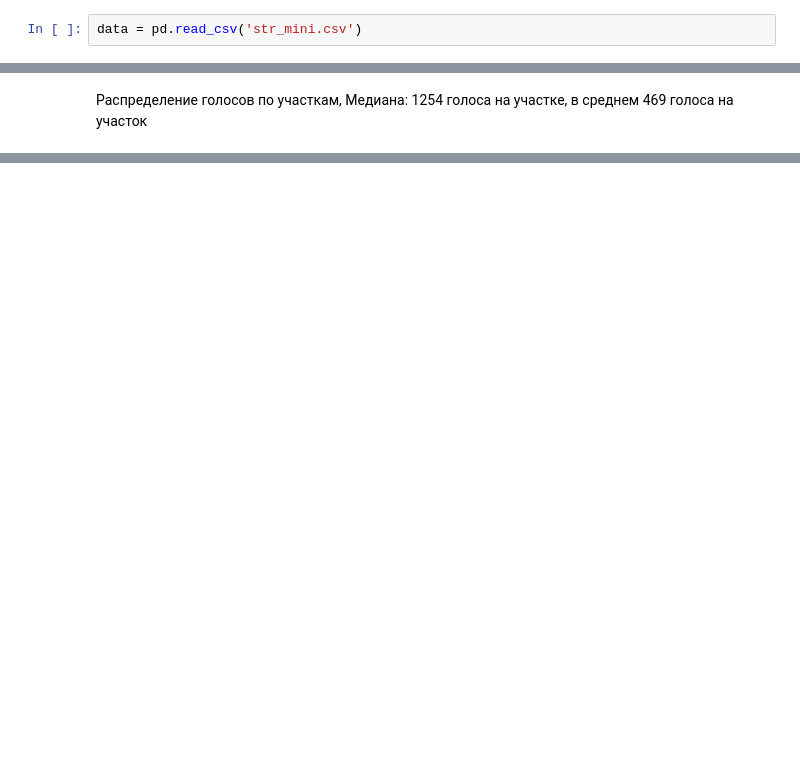
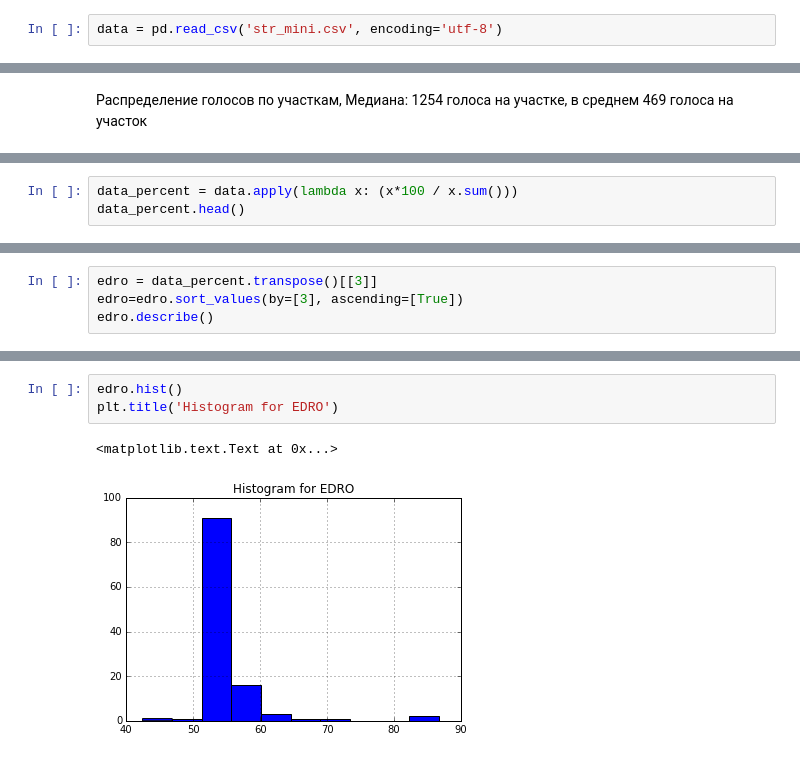
Before and after one commit to fortunto2/sterlitamak_duma2016, a Jupyter notebook: sterlitamak.ipynb, the cells around one changed output, grey strips where cells are left out. Saved outputs shown, nothing was run; the diff lists cells and outputs as text; blank space fills up the shorter version.

Commit message:
hist

```diff
--- a/sterlitamak.ipynb
+++ b/sterlitamak.ipynb
@@ -11,7 +11,7 @@ import scipy.stats as sts
 ## Данные
 загружаем данные по стерлитамаку
 # %%
-data = pd.read_csv('str_mini.csv')
+data = pd.read_csv('str_mini.csv', encoding='utf-8')
 # %%
 data.head()
 # %% [output]
@@ -107,0 +48,3 @@ sns.pairplot(edro)
+# %%
+data_percent = data.apply(lambda x: (x*100 / x.sum()))
+data_percent.head()
@@ -107,0 +59,4 @@ sns.pairplot(edro)
+# %%
+edro = data_percent.transpose()[[3]]
+edro=edro.sort_values(by=[3], ascending=[True])
+edro.describe()
@@ -107,0 +73,6 @@ sns.pairplot(edro)
+# %%
+edro.hist()
+plt.title('Histogram for EDRO')
+# %% [output]
+<matplotlib.text.Text at 0x...>
+[figure, added]
```
Also changed, not shown: parts of 14 cells of this notebook.
